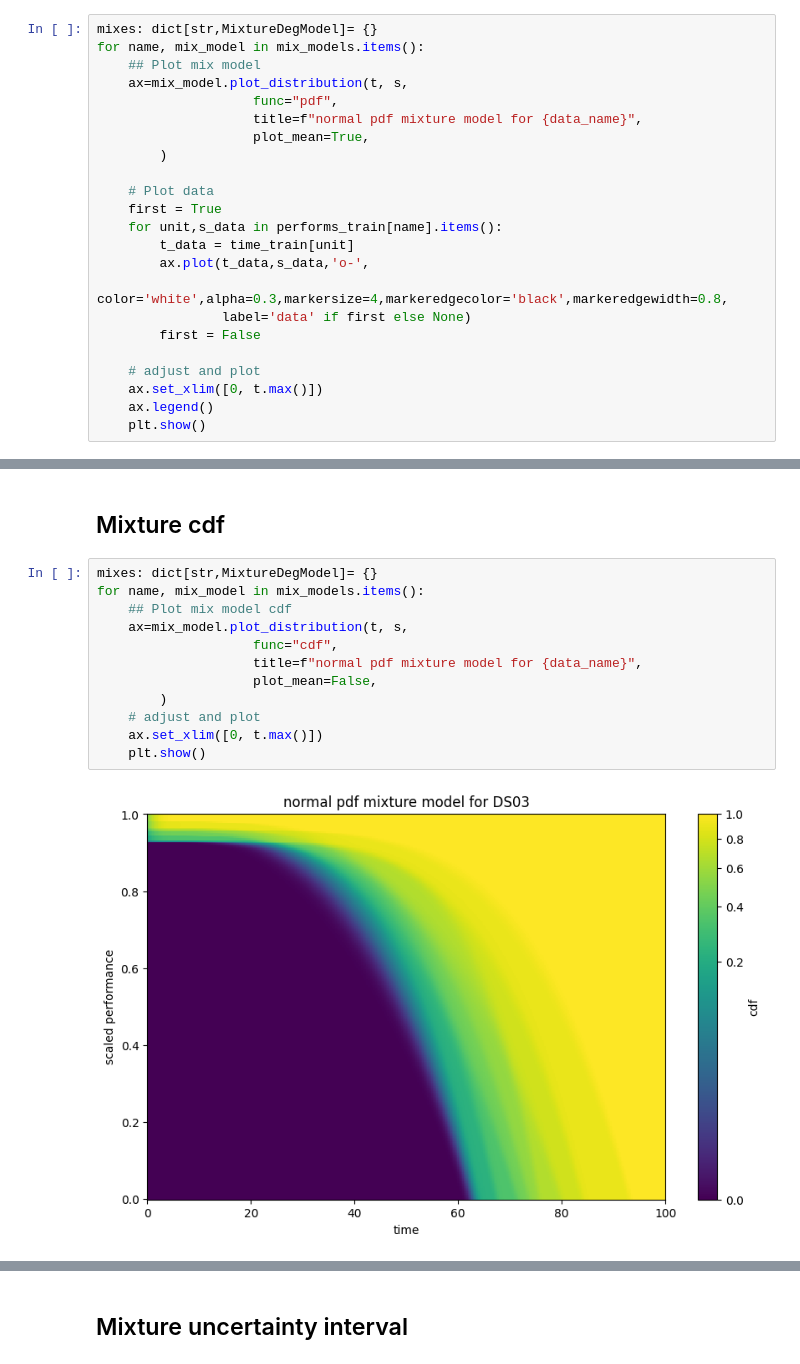
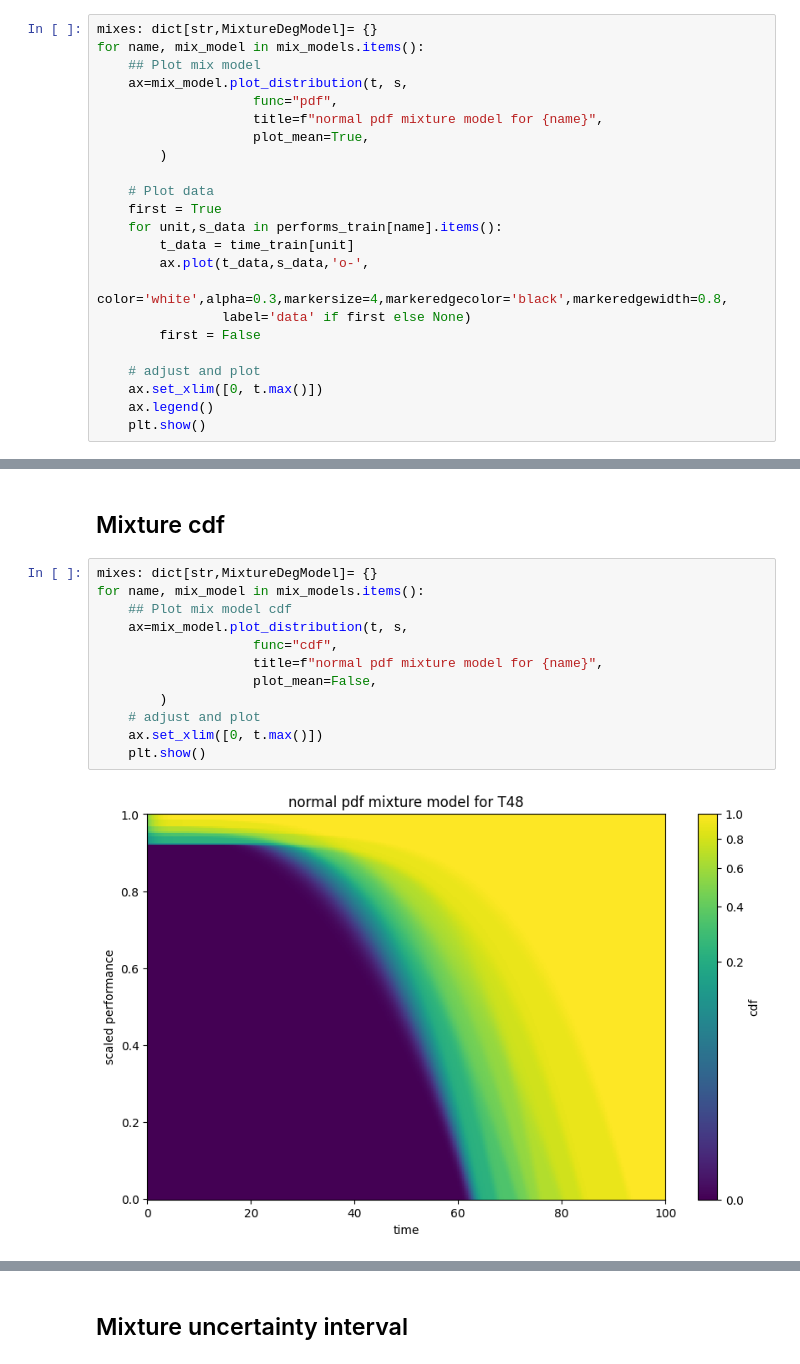
Before and after one commit to 4belito/deep-performance-rul, a Jupyter notebook: 5-mixture_model_plot.ipynb, the cells around one changed output, grey strips where cells are left out. Drawn from its saved outputs; the diff is of its cells as text.

```diff
--- a/5-mixture_model_plot.ipynb
+++ b/5-mixture_model_plot.ipynb
@@ -64,7 +64,7 @@ for name, mix_model in mix_models.items():
     ## Plot mix model
     ax=mix_model.plot_distribution(t, s,
                     func="pdf",
-					title=f"normal pdf mixture model for {data_name}",
+					title=f"normal pdf mixture model for {name}",
 					plot_mean=True,
 		)
 
@@ -90,14 +90,14 @@ for name, mix_model in mix_models.items():
 # %%
 mixes: dict[str,MixtureDegModel]= {}
 for name, mix_model in mix_models.items():
     ## Plot mix model cdf
     ax=mix_model.plot_distribution(t, s,
                     func="cdf",
-					title=f"normal pdf mixture model for {data_name}",
+					title=f"normal pdf mixture model for {name}",
 					plot_mean=False,
 		)
     # adjust and plot
     ax.set_xlim([0, t.max()])
     plt.show()
 # %% [output]
-[figure, old version]
+[figure, new version]
```
Also changed, not shown: parts of 7 cells of this notebook, 13 other files.
